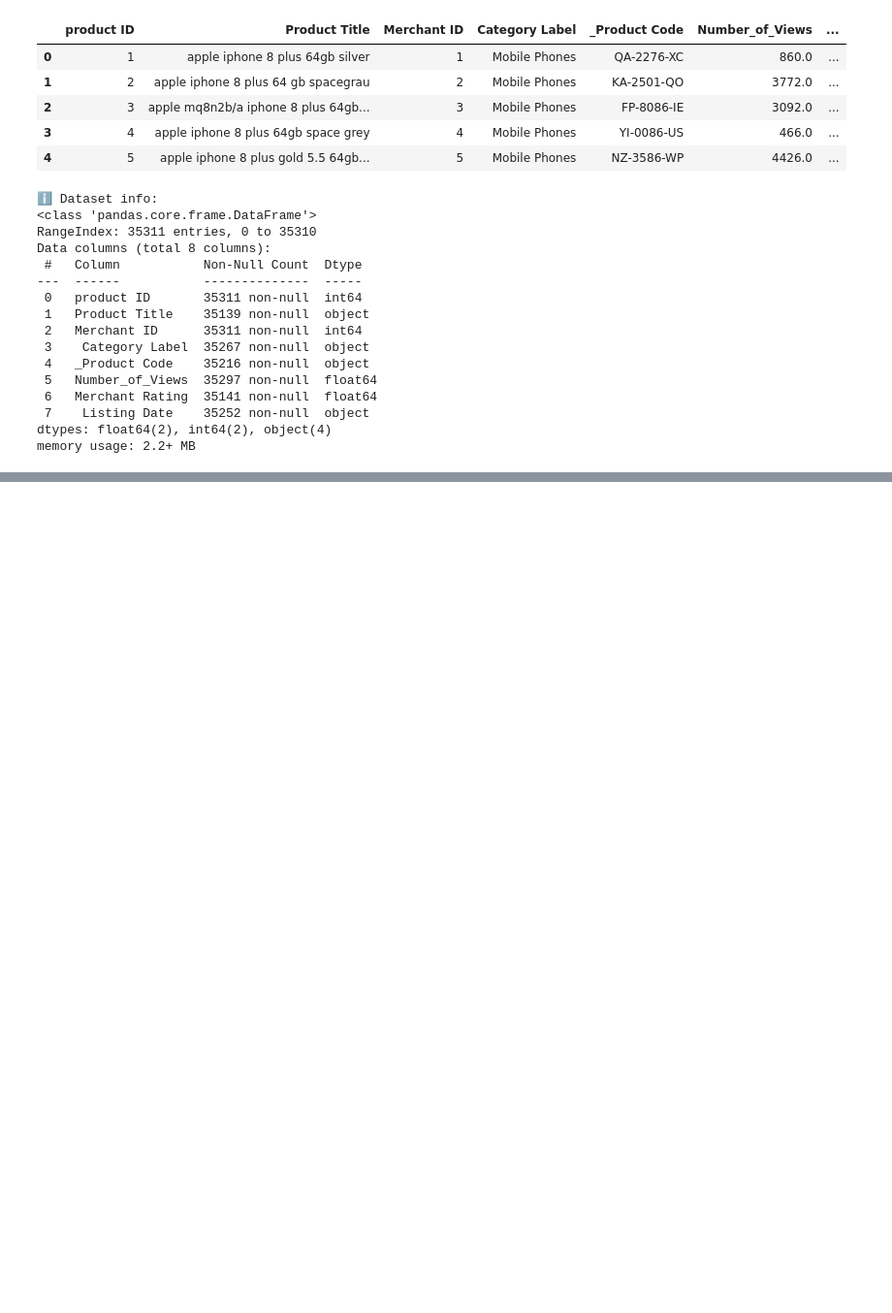
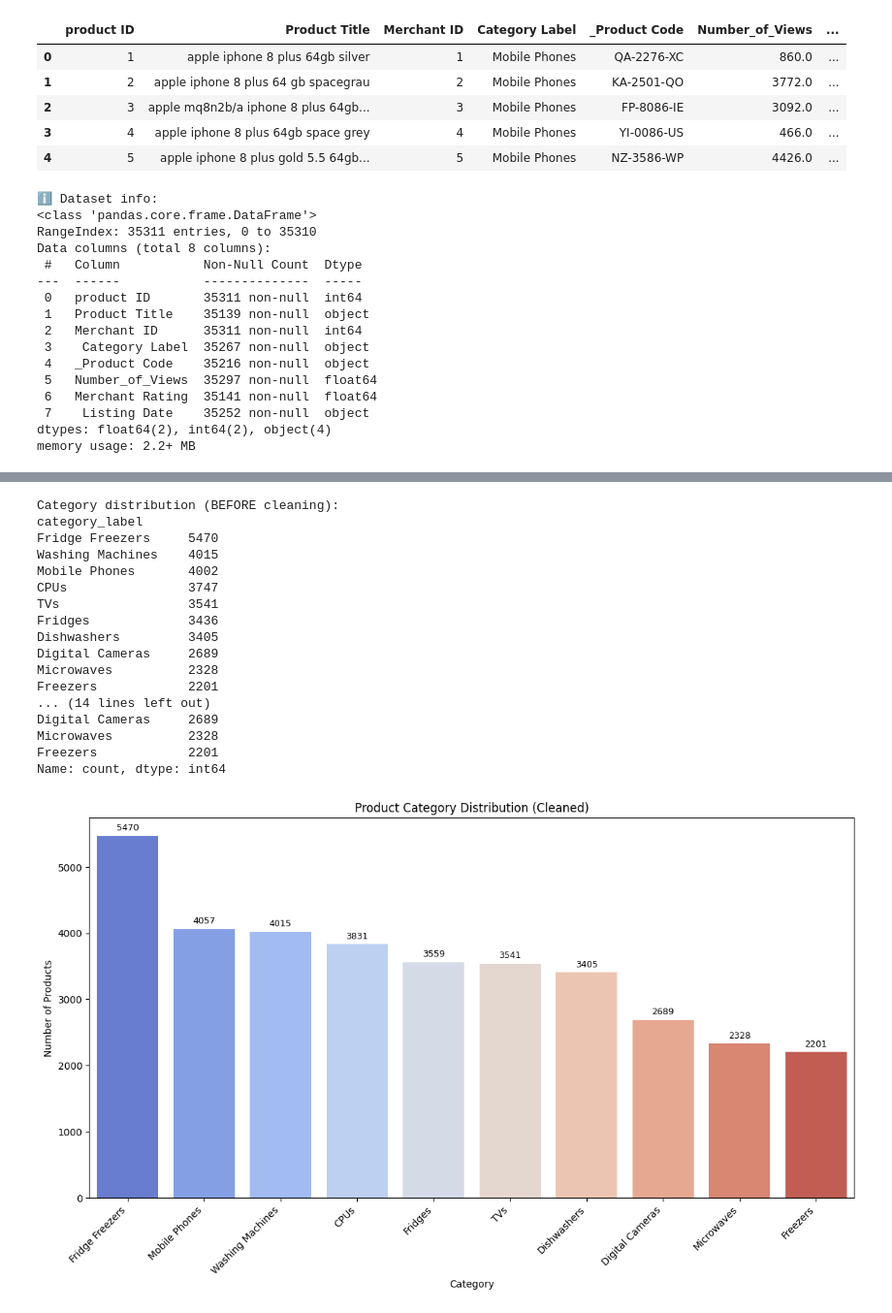
Before and after one commit to enis-gosic/product-title-classification-ML-project, a Jupyter notebook: notebook/product_title_classification.ipynb, the cells around one changed output, grey strips where cells are left out. Shown: that part at 97% size. Saved outputs shown, nothing was run; the diff lists cells and outputs as text; code cells hidden in the pictures; blank space fills up the shorter version.

```diff
--- a/notebook/product_title_classification.ipynb
+++ b/notebook/product_title_classification.ipynb
@@ -87,0 +149,9 @@ memory usage: 2.2+ MB
+# %%
+# Drop rows with missing essential values
+essential_cols = ['product_title', 'category_label']
+df = df.dropna(subset=essential_cols)
+
+# Confirm dataset shape and missing values
+print("Dataset shape after removing missing essential values:", df.shape)
+print("\nMissing values per column after cleaning:")
+print(df.isna().sum())
@@ -87,0 +179,64 @@ memory usage: 2.2+ MB
+# %%
+# ORIGINAL VALUES (before cleaning)
+original_counts  = df['category_label'].value_counts().sort_values(ascending=False)
+
+# Print values
+print("Category distribution (BEFORE cleaning):")
+print(original_counts )
+
+# Map small variations to standard category names
+category_map = {
+    'Mobile Phone': 'Mobile Phones',
+    'fridge': 'Fridges',
+    'CPU': 'CPUs'
+}
+
+df['category_label'] = df['category_label'].replace(category_map)
+
+# NEW VALUES (after cleaning)
+cleaned_counts = df['category_label'].value_counts().sort_values(ascending=False)
+
+# Checking new values
+print("\nCategory distribution (AFTER cleaning):")
+print(cleaned_counts)
+
+# Plot category distribution
+plt.figure(figsize=(14,7))
+sns.barplot(
+    x=cleaned_counts.index,
+    y=cleaned_counts.values,
+    hue=cleaned_counts.index,
+    palette="coolwarm",
+    legend=False
+)
+
+plt.title("Product Category Distribution (Cleaned)")
+plt.xlabel("Category")
+plt.ylabel("Number of Products")
+plt.xticks(rotation=45, ha='right')
+
+# Add value labels on top of bars
+for i, count in enumerate(cleaned_counts.values):
+    plt.text(i, count + max(cleaned_counts.values)*0.01, str(count),
+             ha='center', va='bottom', fontsize=9)
+
+plt.show()
+# %% [output]
+Category distribution (BEFORE cleaning):
+category_label
+Fridge Freezers     5470
+Washing Machines    4015
+Mobile Phones       4002
+CPUs                3747
+TVs                 3541
+Fridges             3436
+Dishwashers         3405
+Digital Cameras     2689
+Microwaves          2328
+Freezers            2201
+... (14 lines left out)
+Digital Cameras     2689
+Microwaves          2328
+Freezers            2201
+Name: count, dtype: int64
+[figure, added]
```
Also changed, not shown: parts of 8 cells of this notebook.
